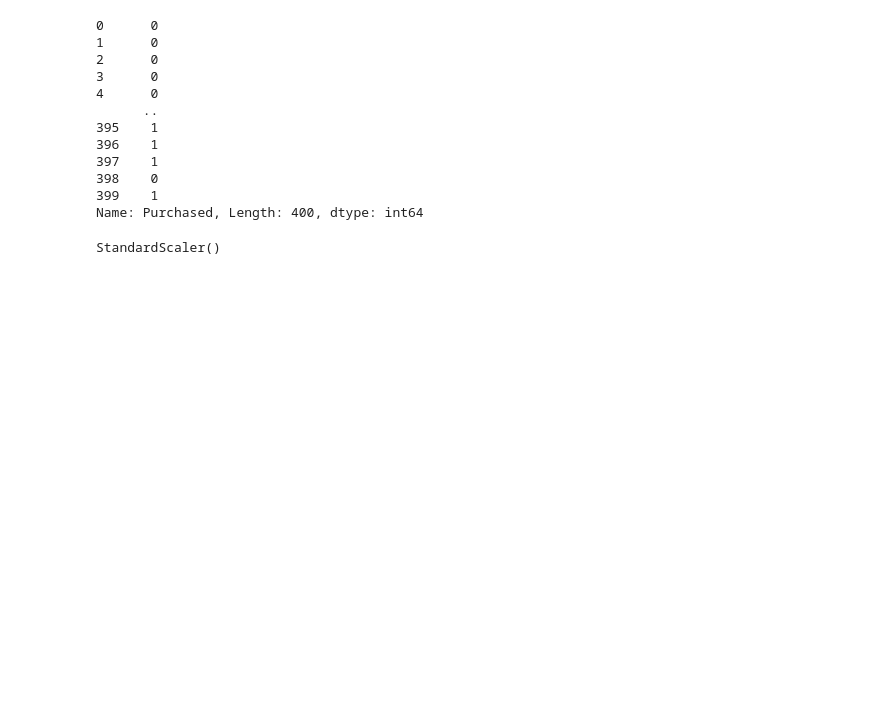
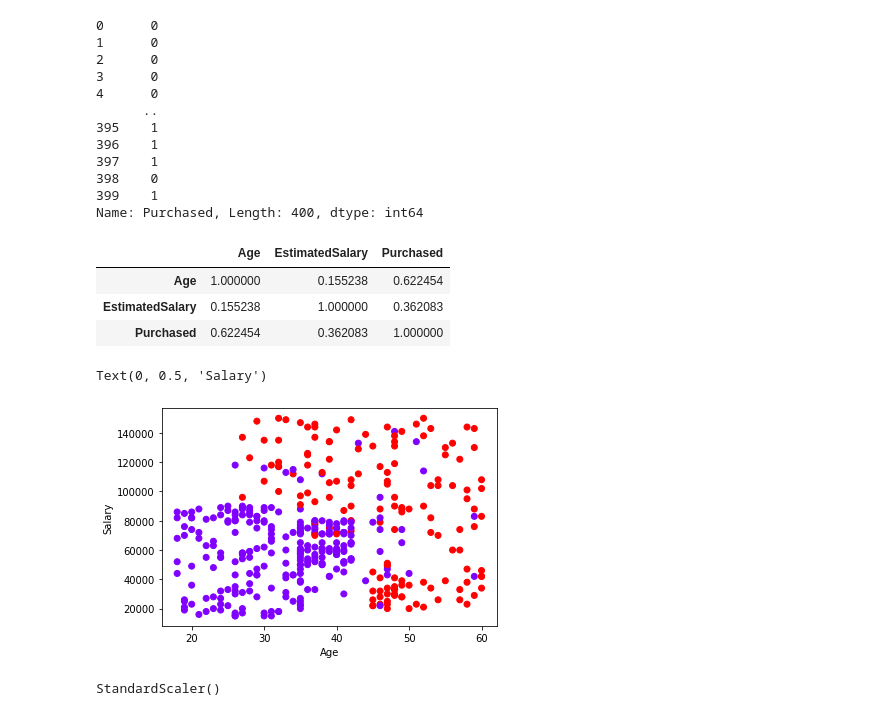
Before and after one commit to wodwine/Machine-Learning-Udemy-Course, a Jupyter notebook: Codes/3_Classification/1_LogisticRegressionClassification.ipynb, the cells around one changed output. Cells and saved outputs as stored; diff of their text form; code cells hidden in the pictures; blank space fills up the shorter version.

```diff
--- a/Codes/3_Classification/1_LogisticRegressionClassification.ipynb
+++ b/Codes/3_Classification/1_LogisticRegressionClassification.ipynb
@@ -53,6 +53,21 @@ y
 398    0
 399    1
 Name: Purchased, Length: 400, dtype: int64
+# %%
+corr = data.corr() # Correlation Matrix
+corr.style.background_gradient(cmap='coolwarm')
+# %% [output]
+|  | Age | EstimatedSalary | Purchased |
+| Age | 1.000000 | 0.155238 | 0.622454 |
+| EstimatedSalary | 0.155238 | 1.000000 | 0.362083 |
+| Purchased | 0.622454 | 0.362083 | 1.000000 |
+# %%
+plt.scatter(X["Age"],X["EstimatedSalary"],c=y,cmap="rainbow")
+plt.xlabel("Age")
+plt.ylabel("Salary")
+# %% [output]
+Text(0, 0.5, 'Salary')
+[figure, added]
 # %%
 from sklearn.model_selection import train_test_split
 X_train, X_test, y_train, y_test = train_test_split(X, y, test_size = 0.2, random_state = 0)
```
Also changed, not shown: parts of 10 cells of this notebook, 35 other files.
